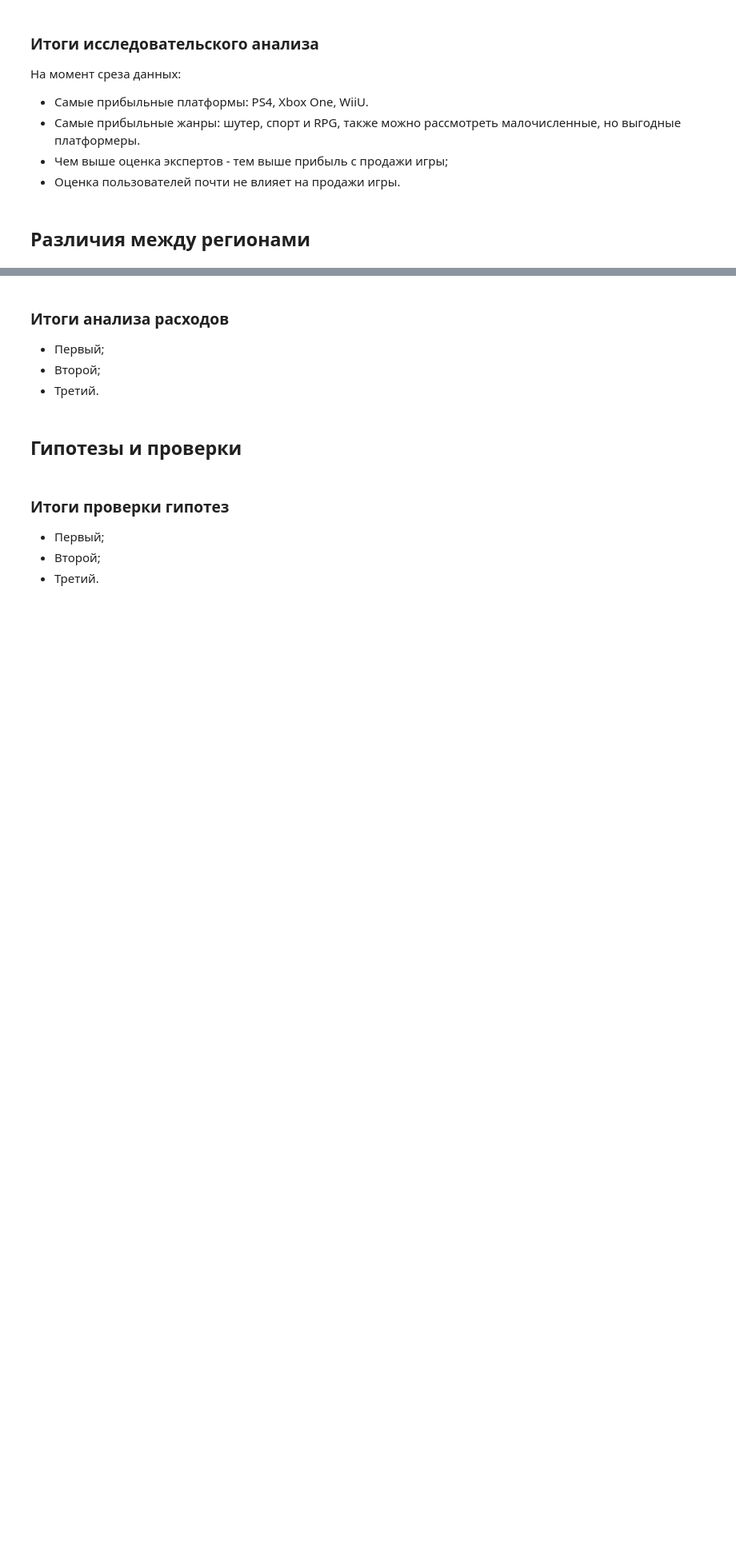
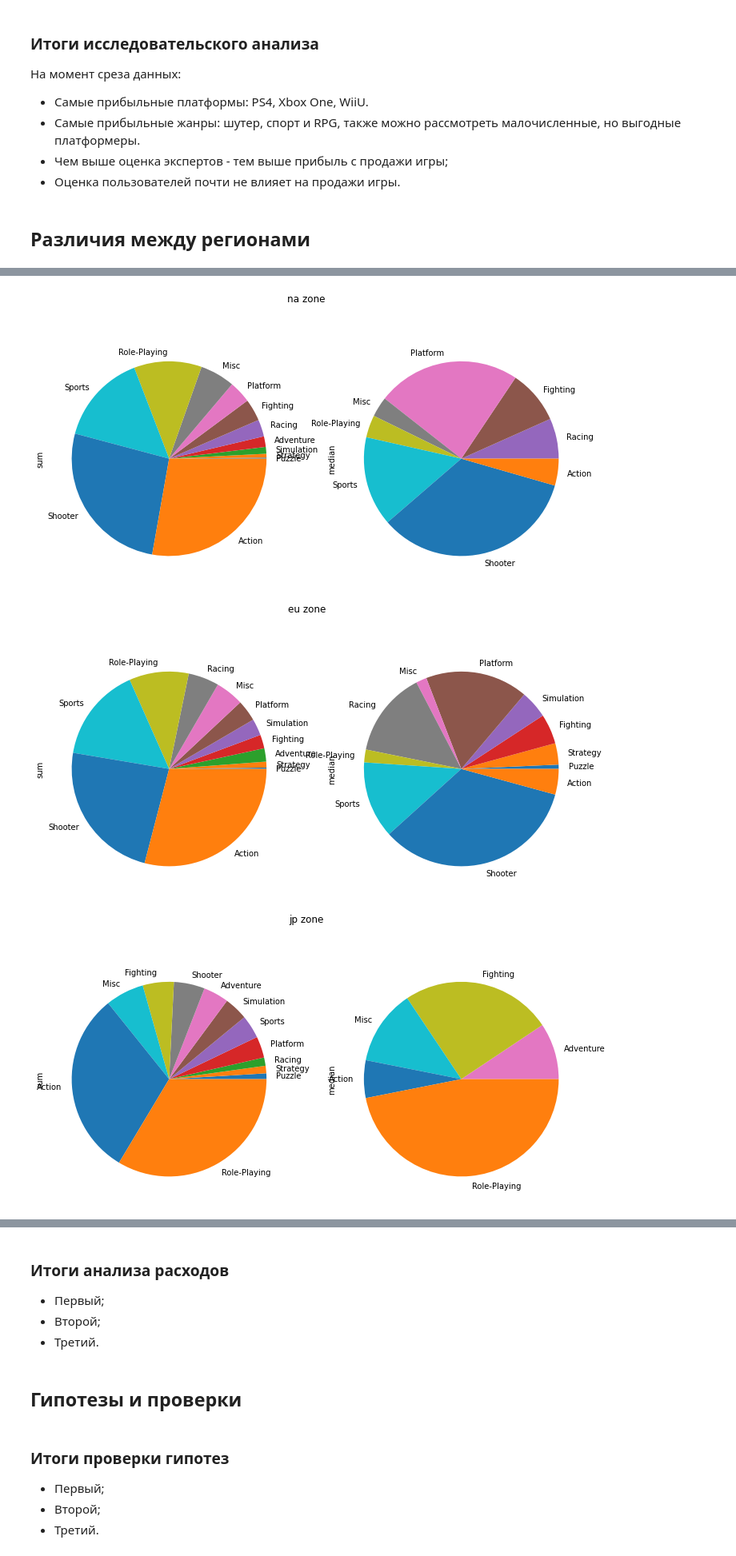
Before and after one commit to okeangel/da_portfolio, a Jupyter notebook: portfolio/week_10_combined/game_store_v1.ipynb, the cells around one changed output, grey strips where cells are left out. Shown at 80% size. Drawn from its saved outputs; the diff is of its cells as text; code cells hidden in the pictures; blank space fills up the shorter version.

```diff
--- a/portfolio/week_10_combined/game_store_v1.ipynb
+++ b/portfolio/week_10_combined/game_store_v1.ipynb
@@ -736,0 +776,13 @@ actual_games['weighted_na_sales'] = actual_games['na_sales'] * actual_games['wei
+# %%
+for zone in ['na', 'eu', 'jp']:
+    df = actual_games.pivot_table(
+        index='genre', values=f'weighted_{zone}_sales', aggfunc=['sum', 'median']
+    )
+    df.columns = ['sum', 'median']
+    df.sort_values('sum').plot.pie(subplots=True, figsize=FIGSIZE,
+                                   legend=False, title=f'{zone} zone')
+    plt.show()
+# %% [output]
+[figure, added]
+[figure, added]
+[figure, added]
```
Also changed, not shown: parts of 12 cells of this notebook.
